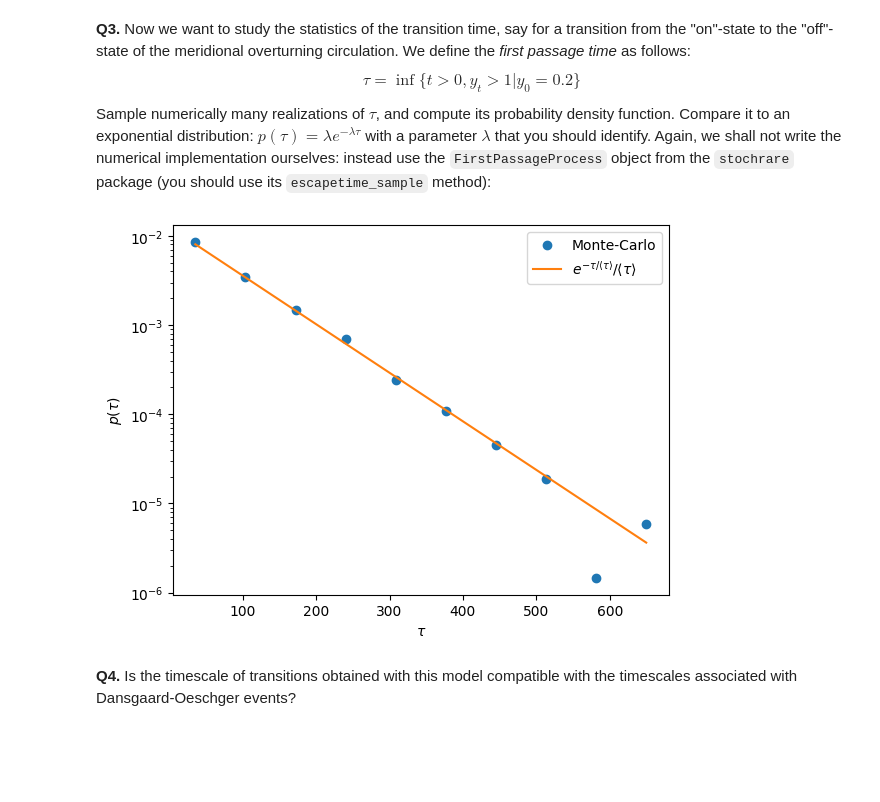
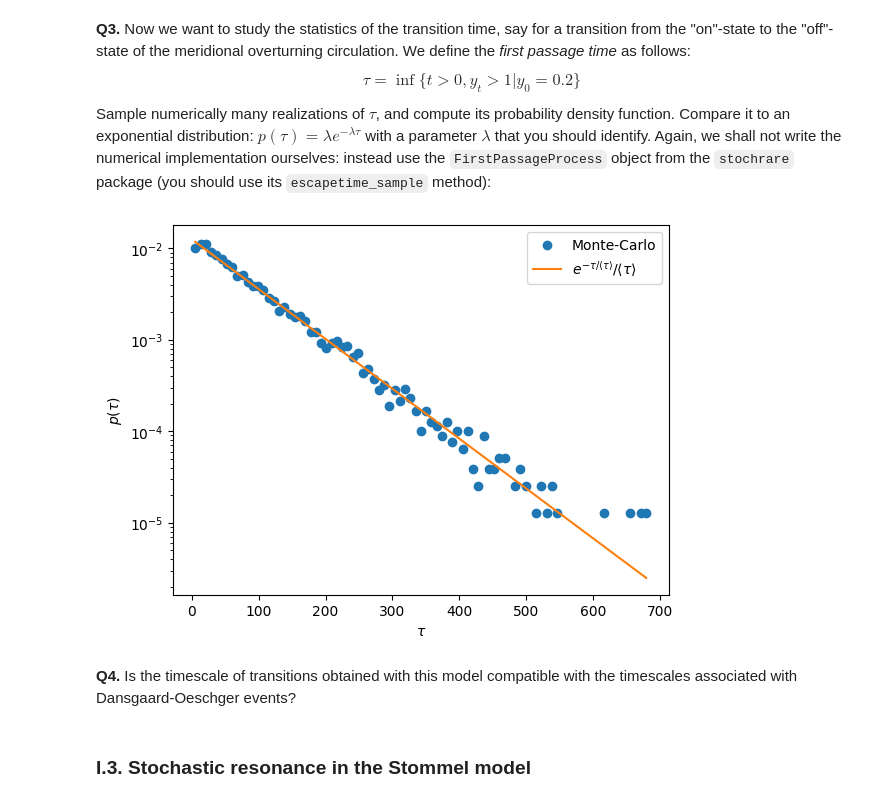
Before and after one commit to freddybouchet/oceanbox, a Jupyter notebook: TP_Stommel.ipynb, the cells around one changed output. Drawn from its saved outputs; the diff is of its cells as text; code cells hidden in the pictures; blank space fills up the shorter version.

Commit message:
Add section about stochastic resonance

```diff
--- a/TP_Stommel.ipynb
+++ b/TP_Stommel.ipynb
@@ -234,13 +234,15 @@ tau = sr.firstpassage.FirstPassageProcess(stommel_stochastic)
 # %%
 tau_samples = tau.escapetime_sample(0.2, 0, 1, ntraj=10000)
 # %%
-p_tau, bin_edges = np.histogram(tau_samples, density=True)
+p_tau, bin_edges = np.histogram(tau_samples, bins='auto', density=True)
 tau_avg = np.mean(tau_samples)
 ax = plt.axes(xlabel=r'$\tau$', ylabel=r'$p(\tau)$', yscale='log')
 ax.scatter(0.5*(bin_edges[1:]+bin_edges[:-1]), p_tau, label='Monte-Carlo')
 ax.plot(0.5*(bin_edges[1:]+bin_edges[:-1]), np.exp(-0.5*(bin_edges[1:]+bin_edges[:-1])/tau_avg)/tau_avg, label=r'$e^{-\tau/\langle \tau \rangle}/\langle \tau \rangle$', color='C1')
 plt.legend();
 # %% [output]
-[figure, old version]
+[figure, new version]
 # %% [markdown]
 **Q4.** Is the timescale of transitions obtained with this model compatible with the timescales associated with Dansgaard-Oeschger events?
+# %% [markdown]
+### I.3. Stochastic resonance in the Stommel model
```
Also changed, not shown: parts of 21 cells of this notebook.
